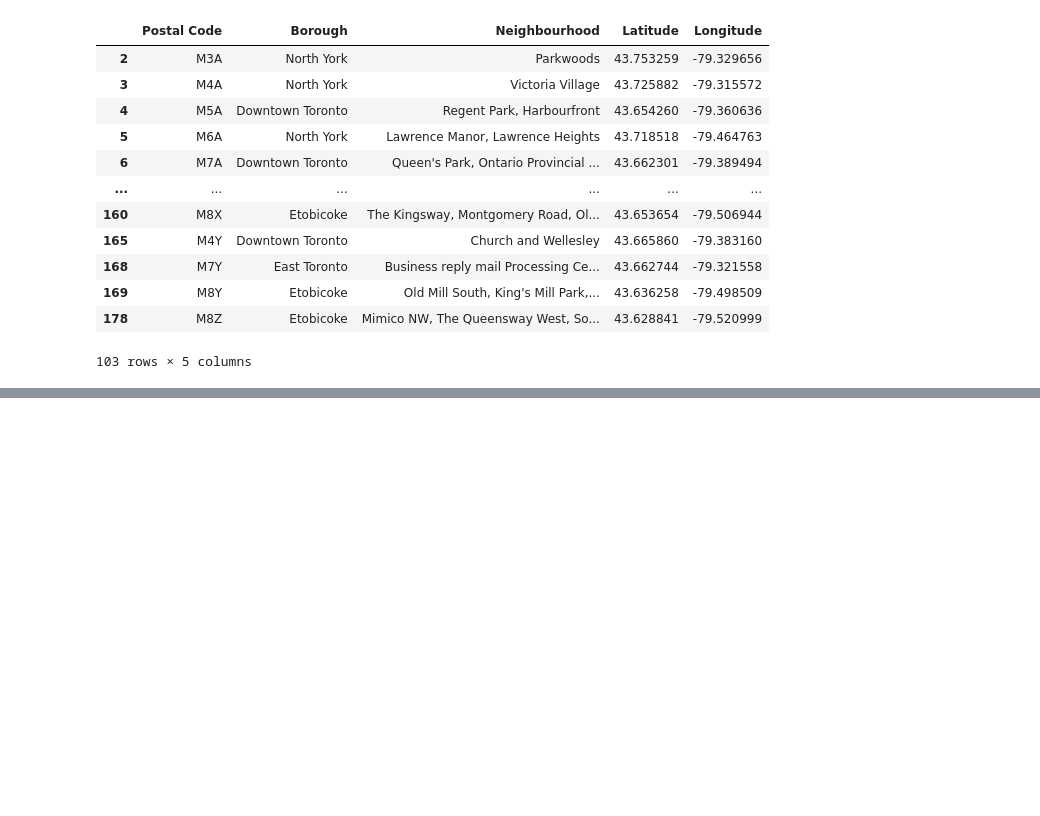
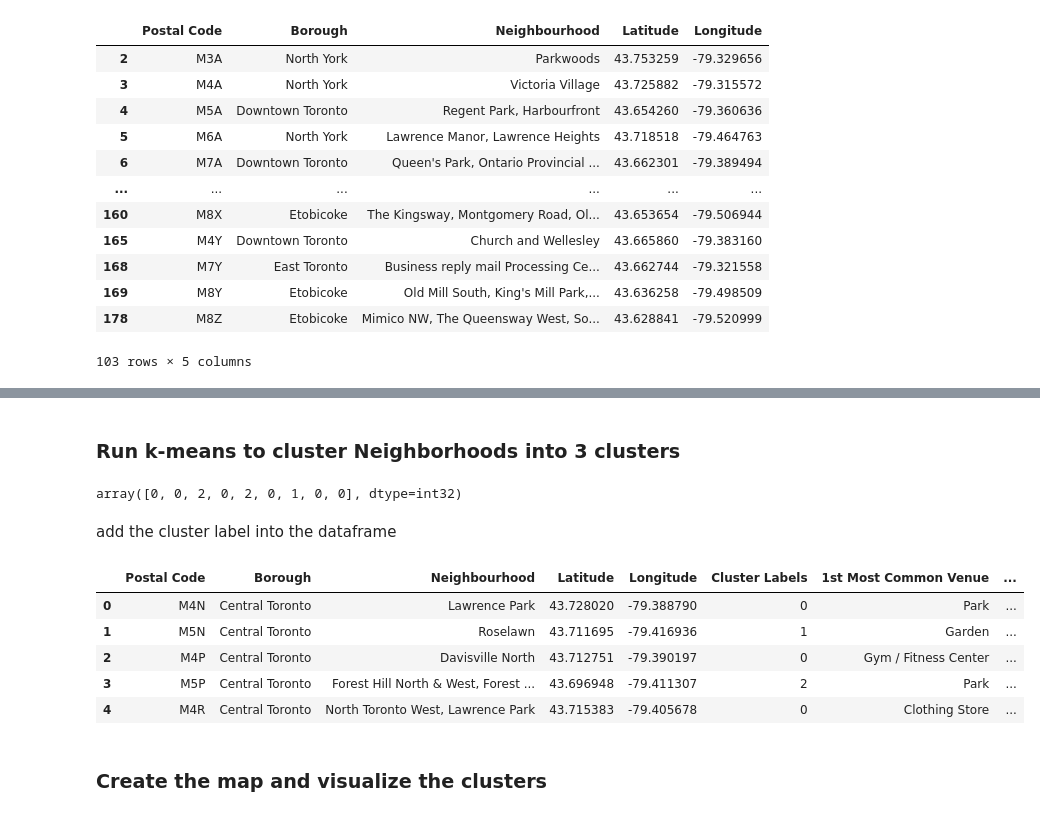
Before and after one commit to kylerkb/Cousera_Capstone, a Jupyter notebook: Week 3 Assignment of Capstone Project.ipynb, the cells around one changed output, grey strips where cells are left out. Cells and saved outputs as stored; diff of their text form; code cells hidden in the pictures; blank space fills up the shorter version.

```diff
--- a/Week 3 Assignment of Capstone Project.ipynb
+++ b/Week 3 Assignment of Capstone Project.ipynb
@@ -149,0 +532,21 @@ toronto_fixed
+# %%
+num_top_venues = 10
+
+indicators = ['st', 'nd', 'rd']
+
+# create columns according to number of top venues
+columns = ['Neighbourhood']
+for ind in np.arange(num_top_venues):
+    try:
+        columns.append('{}{} Most Common Venue'.format(ind+1, indicators[ind]))
+    except:
+        columns.append('{}th Most Common Venue'.format(ind+1))
+
+# create a new dataframe
+neighborhoods_venues_sorted = pd.DataFrame(columns=columns)
+neighborhoods_venues_sorted['Neighbourhood'] = central_toronto_grouped['Neighbourhood']
+
+for ind in np.arange(central_toronto_grouped.shape[0]):
+    neighborhoods_venues_sorted.iloc[ind, 1:] = return_most_common_venues(central_toronto_grouped.iloc[ind, :], num_top_venues)
+
+neighborhoods_venues_sorted.head()
@@ -149,0 +560,36 @@ toronto_fixed
+# %% [markdown]
+### Run k-means to cluster Neighborhoods into 3 clusters
+# %%
+# set number of clusters
+kclusters = 3
+
+central_toronto_grouped_clustering = central_toronto_grouped.drop('Neighbourhood', 1)
+
+# run k-means clustering
+kmeans = KMeans(n_clusters=kclusters, random_state=0).fit(central_toronto_grouped_clustering)
+
+# check cluster labels generated for each row in the dataframe
+kmeans.labels_[0:10]
+# %% [output]
+array([0, 0, 2, 0, 2, 0, 1, 0, 0], dtype=int32)
+# %% [markdown]
+add the cluster label into the dataframe
+# %%
+# add clustering labels
+neighborhoods_venues_sorted.insert(0, 'Cluster Labels', kmeans.labels_)
+
+central_toronto_merged = central_toronto
+
+# merge manhattan_grouped with manhattan_data to add latitude/longitude for each neighborhood
+central_toronto_merged = central_toronto_merged.join(neighborhoods_venues_sorted.set_index('Neighbourhood'), on='Neighbourhood')
+
+central_toronto_merged.head() # check the last columns!
+# %% [output]
+|  | Postal Code | Borough | Neighbourhood | Latitude | Longitude | Cluster Labels | 1st Most Common Venue | ... |
+| 0 | M4N | Central Toronto | Lawrence Park | 43.728020 | -79.388790 | 0 | Park | ... |
+| 1 | M5N | Central Toronto | Roselawn | 43.711695 | -79.416936 | 1 | Garden | ... |
+| 2 | M4P | Central Toronto | Davisville North | 43.712751 | -79.390197 | 0 | Gym / Fitness Center | ... |
+| 3 | M5P | Central Toronto | Forest Hill North & West, Forest ... | 43.696948 | -79.411307 | 2 | Park | ... |
+| 4 | M4R | Central Toronto | North Toronto West, Lawrence Park | 43.715383 | -79.405678 | 0 | Clothing Store | ... |
+# %% [markdown]
+### Create the map and visualize the clusters
```
Also changed, not shown: parts of 47 cells of this notebook.
